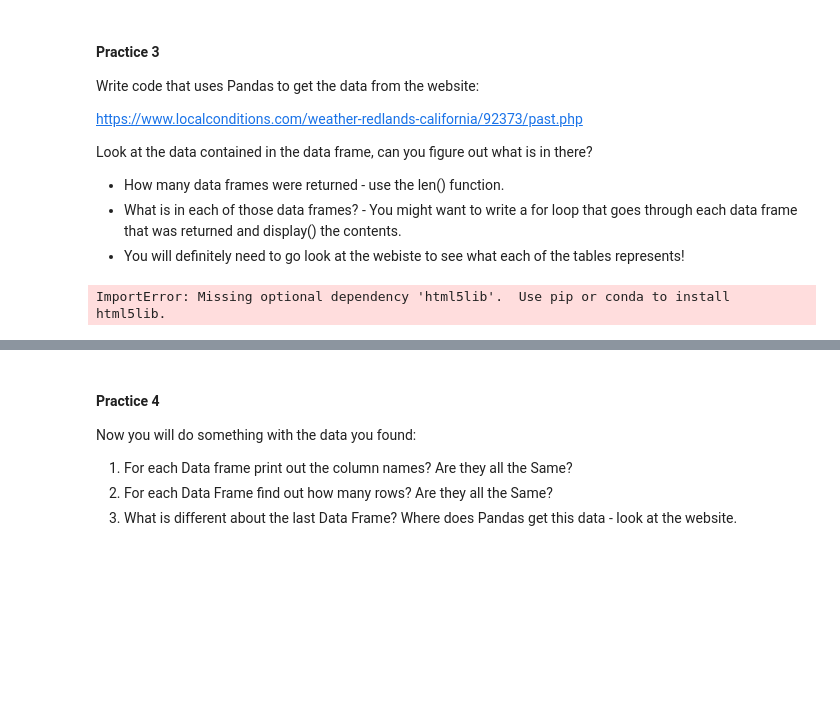
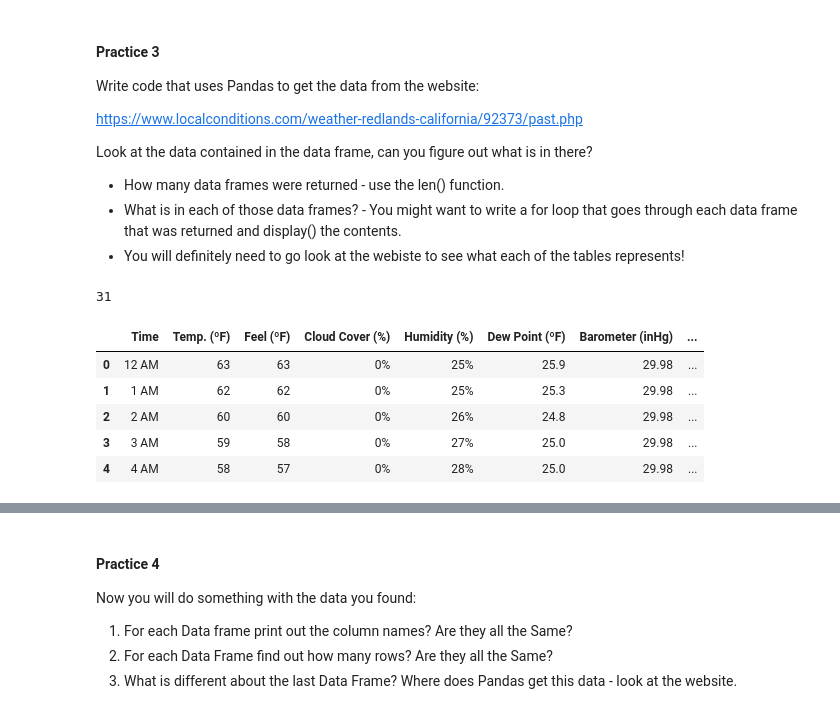
Before and after one commit to roryhuck/PythonProgramming, a Jupyter notebook: Day18/HwPractice18.ipynb, the cells around one changed output, grey strips where cells are left out. Saved outputs shown, nothing was run; the diff lists cells and outputs as text; code cells hidden in the pictures; blank space fills up the shorter version.

```diff
--- a/Day18/HwPractice18.ipynb
+++ b/Day18/HwPractice18.ipynb
@@ -173,15 +173,29 @@ Look at the data contained in the data frame, can you figure out what is in ther
 - What is in each of those data frames? - You might want to write a for loop that goes through each data frame that was returned and display() the contents.
 - You will definitely need to go look at the webiste to see what each of the tables represents!
 # %%
+import requests
+from bs4 import BeautifulSoup
 url = "https://www.localconditions.com/weather-redlands-california/92373/past.php"
+# Define a header - identifier
+headers = {
+    "User-Agent": "IntroDataScience WomensSoccer project"
+}
 
-headers = {"User-Agent": "Python Programming Practice"}
-response = requests.get(url, headers=headers)
+# Request the html code with the header sent
+resp = requests.get(url, headers=headers)
+resp.raise_for_status()
 
-tables = pd.read_html(response.text)
+# Now read the tables into pandas
+tables = pd.read_html(resp.text)
+print(len(tables))
 
-print("Number of tables:", len(tables))
-
-print(tables[0].head())
+# Example: first table
+tables[0].head()
 # %% [output]
-ImportError: Missing optional dependency 'html5lib'.  Use pip or conda to install html5lib.
+31
+|  | Time | Temp. (ºF) | Feel (ºF) | Cloud Cover (%) | Humidity (%) | Dew Point (ºF) | Barometer (inHg) | ... |
+| 0 | 12 AM | 63 | 63 | 0% | 25% | 25.9 | 29.98 | ... |
+| 1 | 1 AM | 62 | 62 | 0% | 25% | 25.3 | 29.98 | ... |
+| 2 | 2 AM | 60 | 60 | 0% | 26% | 24.8 | 29.98 | ... |
+| 3 | 3 AM | 59 | 58 | 0% | 27% | 25.0 | 29.98 | ... |
+| 4 | 4 AM | 58 | 57 | 0% | 28% | 25.0 | 29.98 | ... |
```
Also changed, not shown: parts of 8 cells of this notebook.
